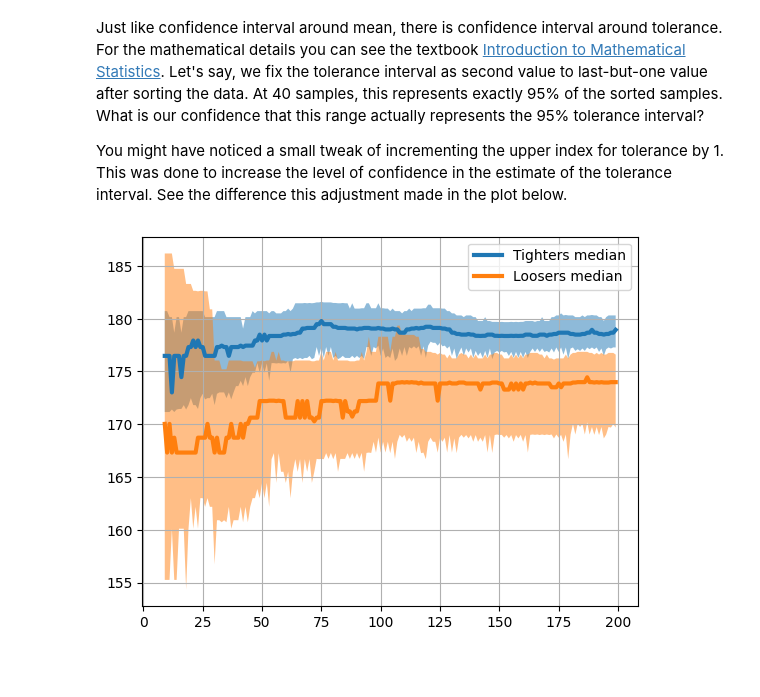
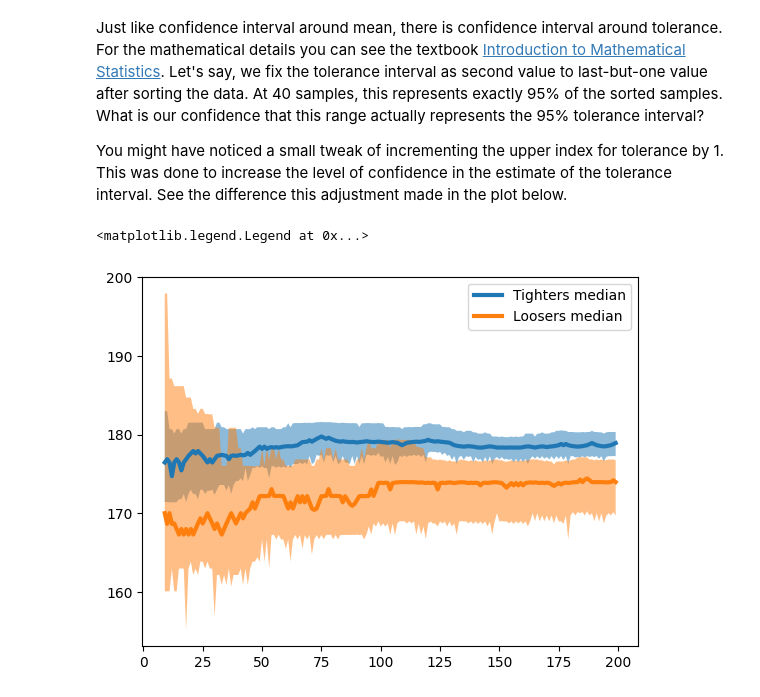
Before and after one commit to sanjaymjoshi/relistats, a Jupyter notebook: example/explore_quantile.ipynb, the cells around one changed output. Drawn from its saved outputs; the diff is of its cells as text; code cells hidden in the pictures; blank space fills up the shorter version.

Commit message:
corrected median, cleaned graphs

```diff
--- a/example/explore_quantile.ipynb
+++ b/example/explore_quantile.ipynb
@@ -159,30 +159,34 @@ You might have noticed a small tweak of incrementing the upper index for toleran
 # %%
 
 from relistats.quantile import confidence_interval_of_median
 
 def plot_median_confidence(orchard: OrchardStats) -> None:
     num_test_samples = len(orchard.test_samples)
     x_ax = range(num_test_samples)
     x_ax_1 = x_ax[9:]
     med = []
     median_lo = []
     median_hi = []
     for n in x_ax_1:
         samples = sorted(orchard.test_samples[:n])
-        med.append(samples[(n+1)//2-1])
-        (v_lo, v_hi) = confidence_interval_of_median(0.95, orchard.test_samples[:n])
+        num_samples = len(samples)
+        median_index = (num_samples + 1) // 2 - 1
+
+        sample_median = samples[median_index] if num_samples % 2 == 1 else (samples[median_index] + samples[median_index+1])/2
+        med.append(sample_median)
+        (v_lo, v_hi) = confidence_interval_of_median(0.95, samples)
         median_lo.append(v_lo)
         median_hi.append(v_hi)
 
     plt.plot(x_ax_1, med, label=f"{orchard.name} median", linewidth=3)
     plt.fill_between(x_ax_1, median_lo, median_hi, alpha=0.5)
 
 plot_median_confidence(tighters)
 plot_median_confidence(loosers)
 plt.legend()
-plt.grid()
 # %% [output]
+<matplotlib.legend.Legend at 0x...>
-[figure, old version]
+[figure, new version]
 # %%
 from relistats.quantile import assurance_in_quantile
 
```
Also changed, not shown: parts of 6 cells of this notebook.
